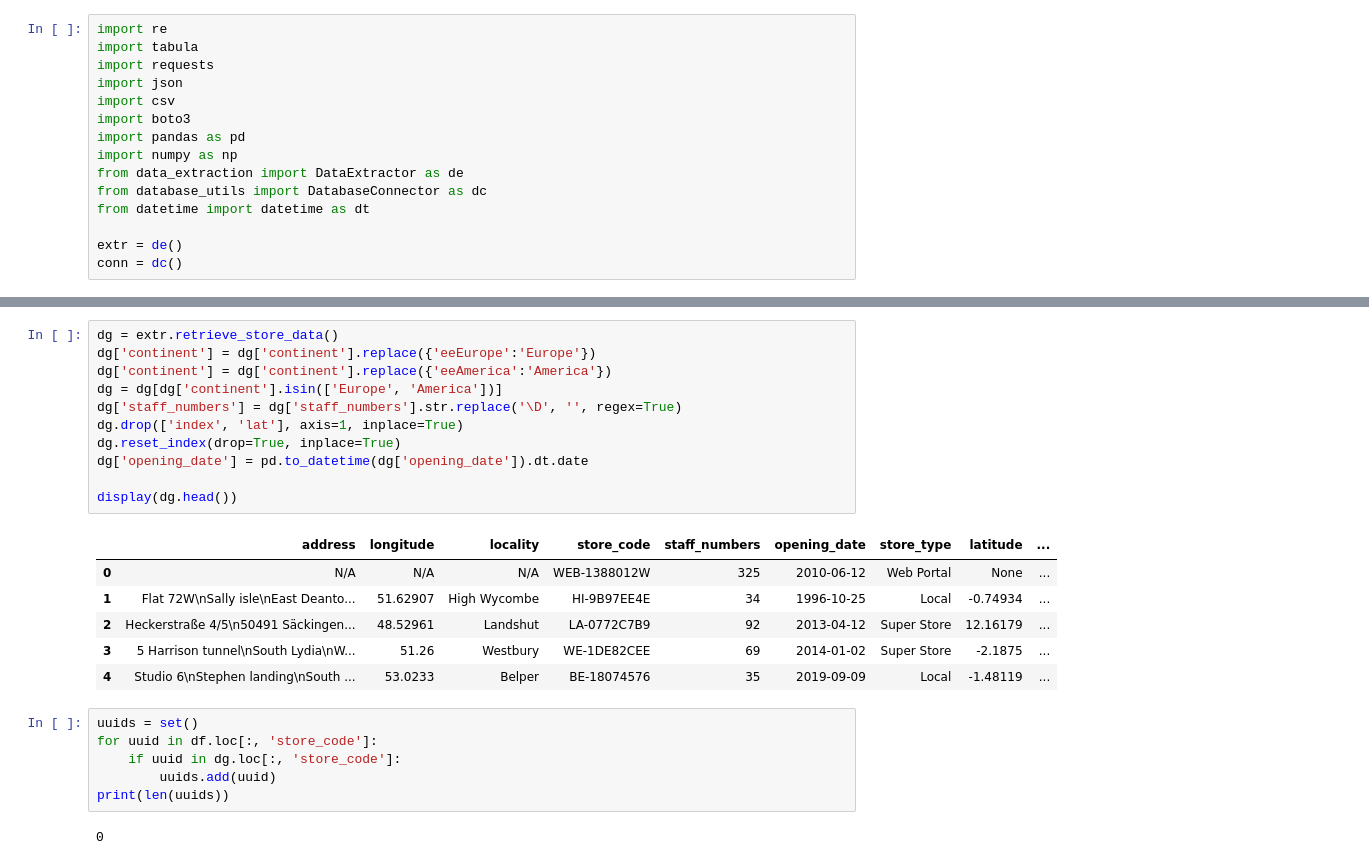
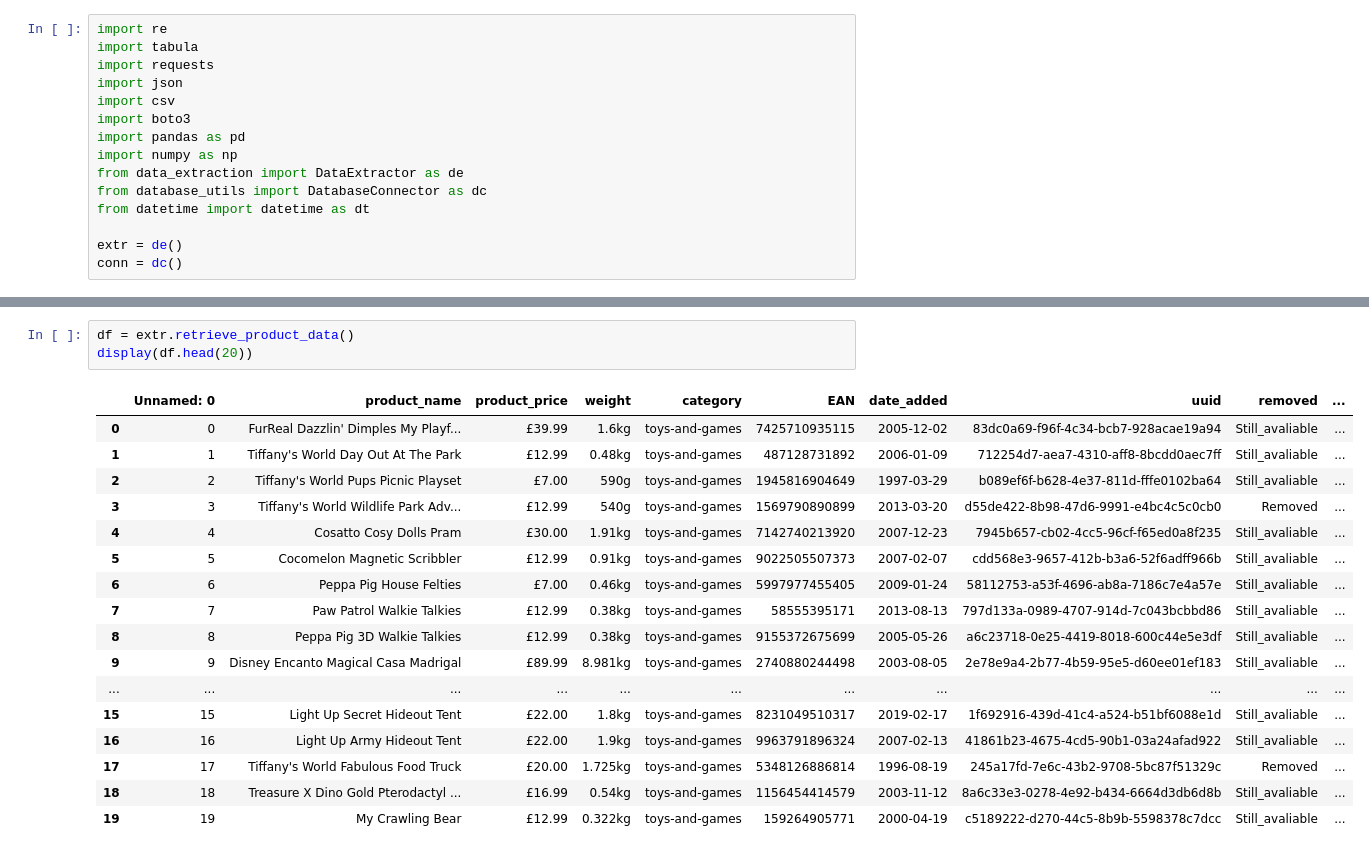
Before and after one commit to sgrayner/Retail-Data-Centralisation, a Jupyter notebook: test_file2.ipynb, the cells around one changed output, grey strips where cells are left out. Saved outputs shown, nothing was run; the diff lists cells and outputs as text.

```diff
--- a/test_file2.ipynb
+++ b/test_file2.ipynb
@@ -36,26 +23,21 @@ display(df.head())
-# %%
-dg = extr.retrieve_store_data()
-dg['continent'] = dg['continent'].replace({'eeEurope':'Europe'})
-dg['continent'] = dg['continent'].replace({'eeAmerica':'America'})
-dg = dg[dg['continent'].isin(['Europe', 'America'])]
-dg['staff_numbers'] = dg['staff_numbers'].str.replace('\D', '', regex=True)
-dg.drop(['index', 'lat'], axis=1, inplace=True)
-dg.reset_index(drop=True, inplace=True)
-dg['opening_date'] = pd.to_datetime(dg['opening_date']).dt.date
-
-display(dg.head())
-# %% [output]
-|  | address | longitude | locality | store_code | staff_numbers | opening_date | store_type | latitude | ... |
-| 0 | N/A | N/A | N/A | WEB-1388012W | 325 | 2010-06-12 | Web Portal | None | ... |
-| 1 | Flat 72W\nSally isle\nEast Deanto... | 51.62907 | High Wycombe | HI-9B97EE4E | 34 | 1996-10-25 | Local | -0.74934 | ... |
-| 2 | Heckerstraße 4/5\n50491 Säckingen... | 48.52961 | Landshut | LA-0772C7B9 | 92 | 2013-04-12 | Super Store | 12.16179 | ... |
-| 3 | 5 Harrison tunnel\nSouth Lydia\nW... | 51.26 | Westbury | WE-1DE82CEE | 69 | 2014-01-02 | Super Store | -2.1875 | ... |
-| 4 | Studio 6\nStephen landing\nSouth ... | 53.0233 | Belper | BE-18074576 | 35 | 2019-09-09 | Local | -1.48119 | ... |
-# %%
-uuids = set()
-for uuid in df.loc[:, 'store_code']:
-    if uuid in dg.loc[:, 'store_code']:
-        uuids.add(uuid)
-print(len(uuids))
-# %% [output]
-0
+# %%
+df = extr.retrieve_product_data()
+display(df.head(20))
+# %% [output]
+|  | Unnamed: 0 | product_name | product_price | weight | category | EAN | date_added | uuid | removed | ... |
+| 0 | 0 | FurReal Dazzlin' Dimples My Playf... | £39.99 | 1.6kg | toys-and-games | 7425710935115 | 2005-12-02 | 83dc0a69-f96f-4c34-bcb7-928acae19a94 | Still_avaliable | ... |
+| 1 | 1 | Tiffany's World Day Out At The Park | £12.99 | 0.48kg | toys-and-games | 487128731892 | 2006-01-09 | 712254d7-aea7-4310-aff8-8bcdd0aec7ff | Still_avaliable | ... |
+| 2 | 2 | Tiffany's World Pups Picnic Playset | £7.00 | 590g | toys-and-games | 1945816904649 | 1997-03-29 | b089ef6f-b628-4e37-811d-fffe0102ba64 | Still_avaliable | ... |
+| 3 | 3 | Tiffany's World Wildlife Park Adv... | £12.99 | 540g | toys-and-games | 1569790890899 | 2013-03-20 | d55de422-8b98-47d6-9991-e4bc4c5c0cb0 | Removed | ... |
+| 4 | 4 | Cosatto Cosy Dolls Pram | £30.00 | 1.91kg | toys-and-games | 7142740213920 | 2007-12-23 | 7945b657-cb02-4cc5-96cf-f65ed0a8f235 | Still_avaliable | ... |
+| 5 | 5 | Cocomelon Magnetic Scribbler | £12.99 | 0.91kg | toys-and-games | 9022505507373 | 2007-02-07 | cdd568e3-9657-412b-b3a6-52f6adff966b | Still_avaliable | ... |
+| 6 | 6 | Peppa Pig House Felties | £7.00 | 0.46kg | toys-and-games | 5997977455405 | 2009-01-24 | 58112753-a53f-4696-ab8a-7186c7e4a57e | Still_avaliable | ... |
+| 7 | 7 | Paw Patrol Walkie Talkies | £12.99 | 0.38kg | toys-and-games | 58555395171 | 2013-08-13 | 797d133a-0989-4707-914d-7c043bcbbd86 | Still_avaliable | ... |
+| 8 | 8 | Peppa Pig 3D Walkie Talkies | £12.99 | 0.38kg | toys-and-games | 9155372675699 | 2005-05-26 | a6c23718-0e25-4419-8018-600c44e5e3df | Still_avaliable | ... |
+| 9 | 9 | Disney Encanto Magical Casa Madrigal | £89.99 | 8.981kg | toys-and-games | 2740880244498 | 2003-08-05 | 2e78e9a4-2b77-4b59-95e5-d60ee01ef183 | Still_avaliable | ... |
+| ... | ... | ... | ... | ... | ... | ... | ... | ... | ... | ... |
+| 15 | 15 | Light Up Secret Hideout Tent | £22.00 | 1.8kg | toys-and-games | 8231049510317 | 2019-02-17 | 1f692916-439d-41c4-a524-b51bf6088e1d | Still_avaliable | ... |
+| 16 | 16 | Light Up Army Hideout Tent | £22.00 | 1.9kg | toys-and-games | 9963791896324 | 2007-02-13 | 41861b23-4675-4cd5-90b1-03a24afad922 | Still_avaliable | ... |
+| 17 | 17 | Tiffany's World Fabulous Food Truck | £20.00 | 1.725kg | toys-and-games | 5348126886814 | 1996-08-19 | 245a17fd-7e6c-43b2-9708-5bc87f51329c | Removed | ... |
+| 18 | 18 | Treasure X Dino Gold Pterodactyl ... | £16.99 | 0.54kg | toys-and-games | 1156454414579 | 2003-11-12 | 8a6c33e3-0278-4e92-b434-6664d3db6d8b | Still_avaliable | ... |
+| 19 | 19 | My Crawling Bear | £12.99 | 0.322kg | toys-and-games | 159264905771 | 2000-04-19 | c5189222-d270-44c5-8b9b-5598378c7dcc | Still_avaliable | ... |
```
Also changed, not shown: parts of 10 cells of this notebook.
